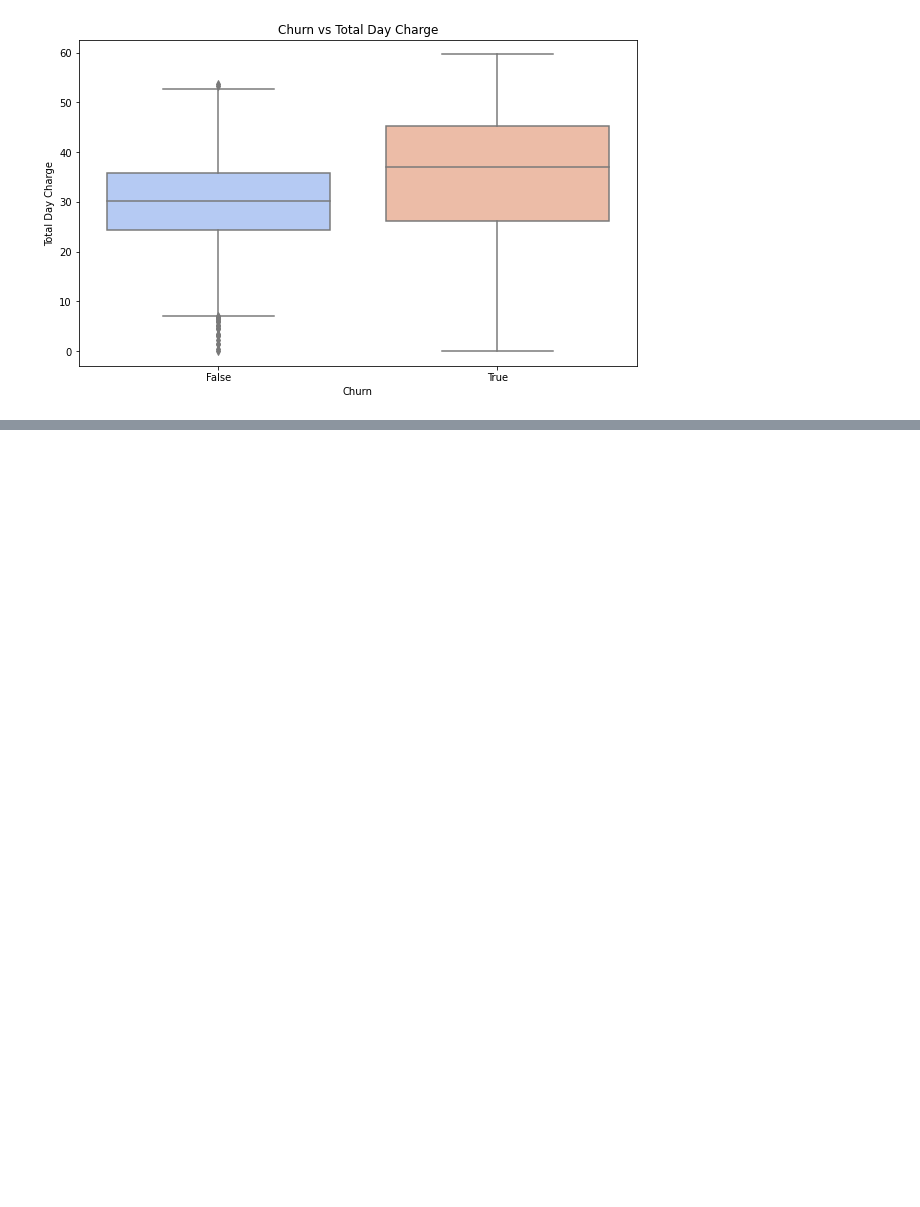
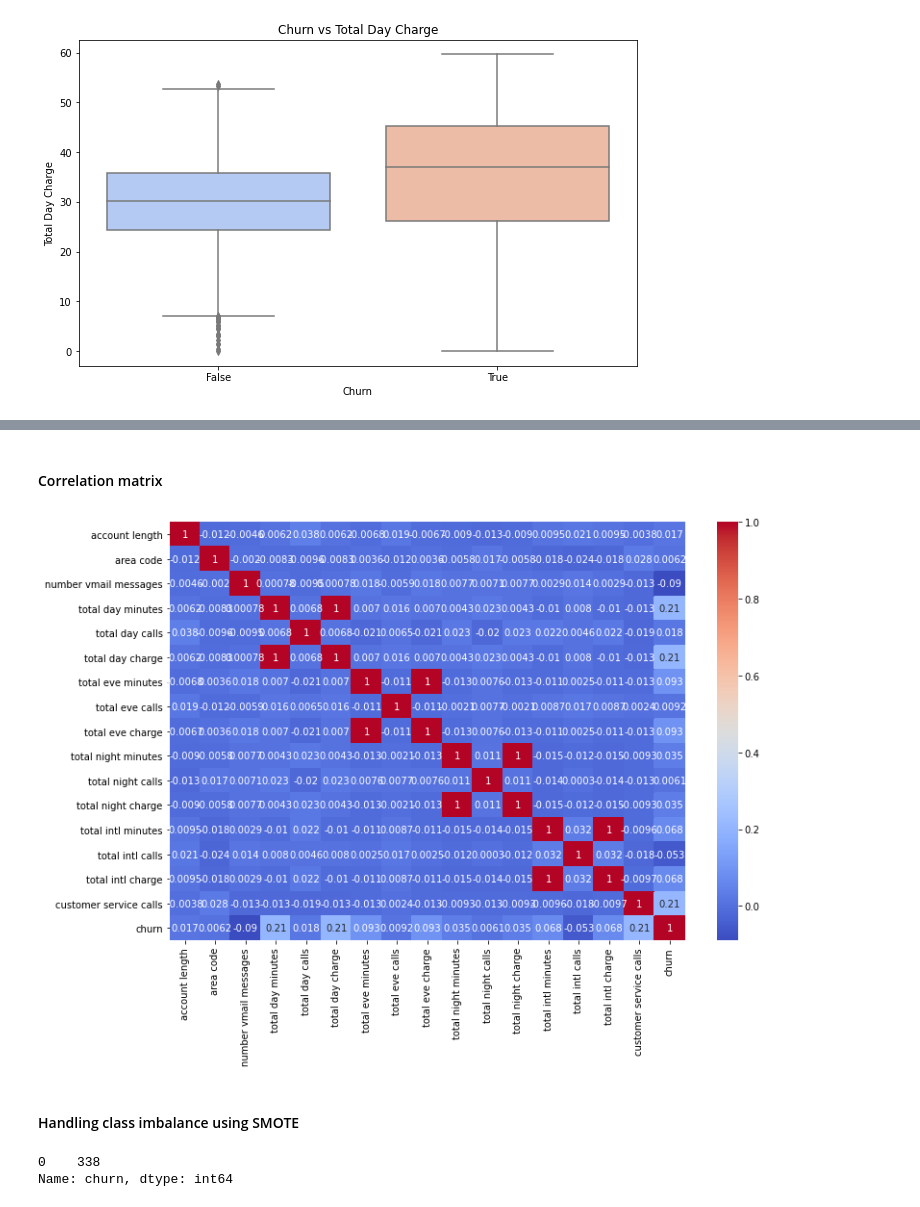
Before and after one commit to LinetLydia/Project-3, a Jupyter notebook: notebook.ipynb, the cells around one changed output, grey strips where cells are left out. Saved outputs shown, nothing was run; the diff lists cells and outputs as text; code cells hidden in the pictures; blank space fills up the shorter version.

```diff
--- a/notebook.ipynb
+++ b/notebook.ipynb
@@ -132,0 +138,3 @@ plt.show()
+# %%
+df['total day charge'] = pd.to_numeric(df['total day charge'], errors='coerce')
+df['total eve charge'] = pd.to_numeric(df['total eve charge'], errors='coerce')
@@ -132,0 +265,16 @@ plt.show()
+# %% [markdown]
+#### Correlation matrix
+# %%
+correlation_matrix = df.corr()
+plt.figure(figsize=(12, 8))
+sns.heatmap(correlation_matrix, annot=True, cmap="coolwarm")
+plt.show()
+# %% [output]
+[figure, added]
+# %% [markdown]
+#### Handling class imbalance using SMOTE
+# %%
+print(y_train.value_counts())
+# %% [output]
+0    338
+Name: churn, dtype: int64
```
Also changed, not shown: parts of 17 cells of this notebook.
